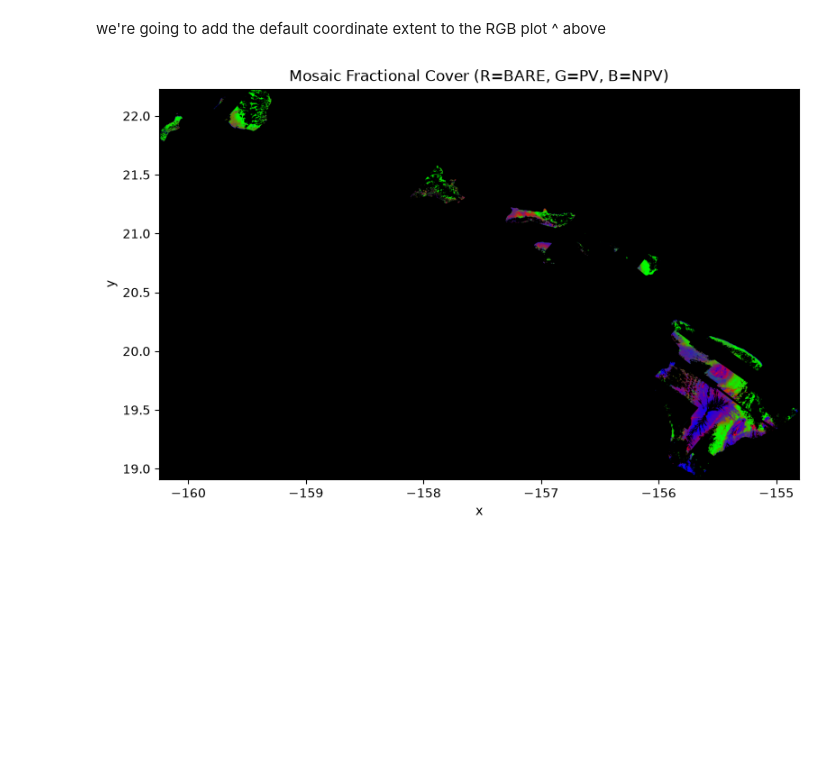
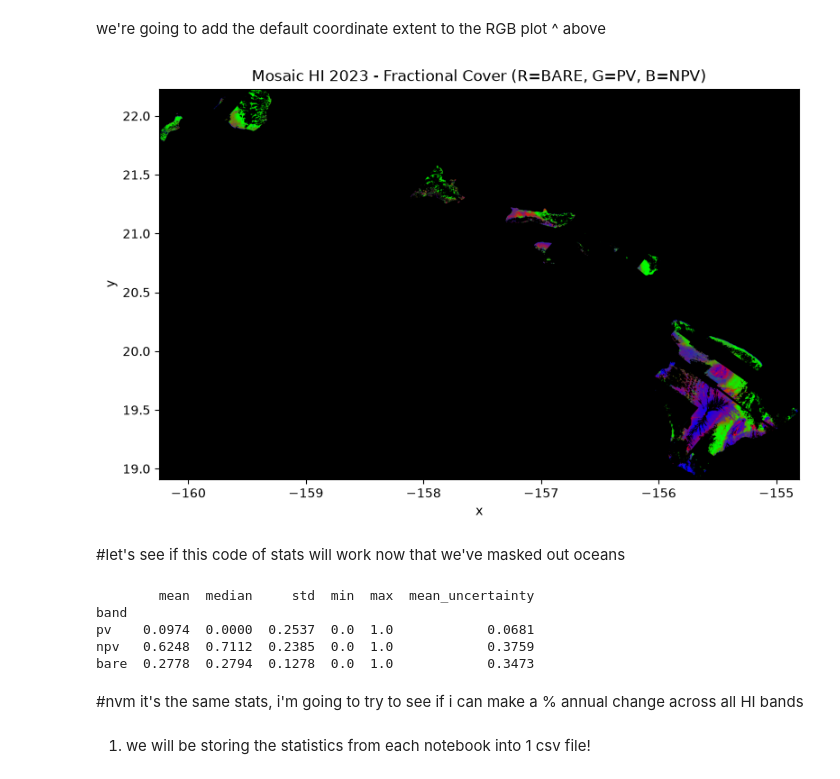
Before and after one commit to gillopez42/testing1, a Jupyter notebook: Scripts/GilsEMIT_2023HI_fcov.ipynb, the cells around one changed output. Cells and saved outputs as stored; diff of their text form; code cells hidden in the pictures; blank space fills up the shorter version.

```diff
--- a/Scripts/GilsEMIT_2023HI_fcov.ipynb
+++ b/Scripts/GilsEMIT_2023HI_fcov.ipynb
@@ -800,25 +800,54 @@ we're going to add the default coordinate extent to the RGB plot ^ above
 # %%
 import matplotlib.pyplot as plt
 
 # --- Get geographic bounds from the clipped raster's metadata ---
 transform = bare_meta["transform"]
 height, width = bare_masked.shape
 
 left = transform.c
 top = transform.f
 right = left + width * transform.a
 bottom = top + height * transform.e  # transform.e is negative
 
 extent = [left, right, bottom, top]
 
 # --- Plot ---
 fig, ax = plt.subplots(figsize=(8, 8))
 ax.imshow(rgb, extent=extent)
-ax.set_title("Mosaic Fractional Cover (R=BARE, G=PV, B=NPV)")
+ax.set_title("Mosaic HI 2023 - Fractional Cover (R=BARE, G=PV, B=NPV)")
 ax.set_xlabel("x")
 ax.set_ylabel("y")
 
 plt.tight_layout()
 plt.show()
 # %% [output]
-[figure, old version]
+[figure, new version]
+# %% [markdown]
+#let's see if this code of stats will work now that we've masked out oceans
+# %%
+stats_rows = []
+for var in ["pv", "npv", "bare"]:
+    data = ds_mosaic[var].compute()
+    unc = ds_mosaic[f"{var}_unc"].compute()
+    stats_rows.append({
+        "band": var,
+        "mean": float(data.mean(skipna=True)),
+        "median": float(data.median(skipna=True)),
+        "std": float(data.std(skipna=True)),
+        "min": float(data.min(skipna=True)),
+        "max": float(data.max(skipna=True)),
+        "mean_uncertainty": float(unc.mean(skipna=True)),
+    })
+
+stats_df = pd.DataFrame(stats_rows).set_index("band")
+print(stats_df.round(4))
+# %% [output]
+        mean  median     std  min  max  mean_uncertainty
+band
+pv    0.0974  0.0000  0.2537  0.0  1.0            0.0681
+npv   0.6248  0.7112  0.2385  0.0  1.0            0.3759
+bare  0.2778  0.2794  0.1278  0.0  1.0            0.3473
+# %% [markdown]
+#nvm it's the same stats, i'm going to try to see if i can make a % annual change across all HI bands
+# %% [markdown]
+1. we will be storing the statistics from each notebook into 1 csv file!
```
Also changed, not shown: parts of 1 cell of this notebook.
